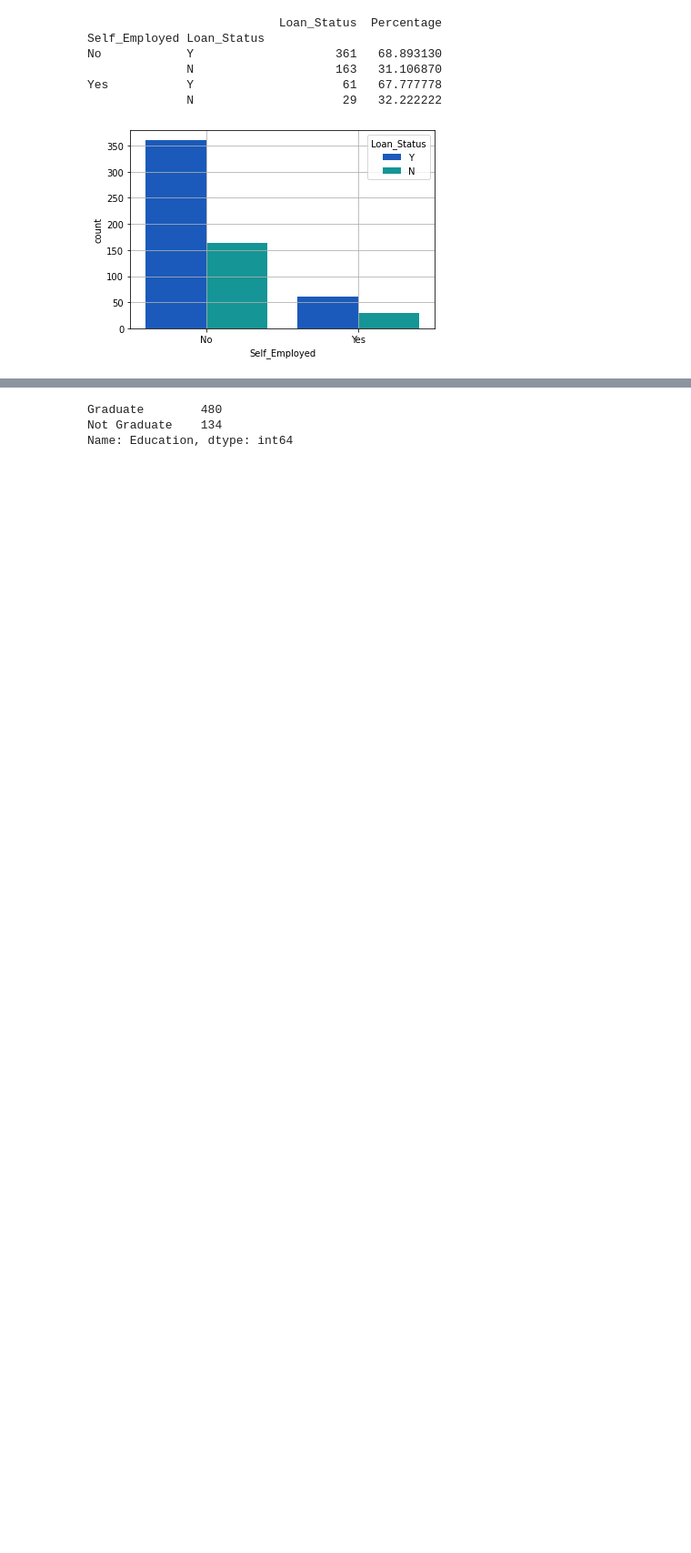
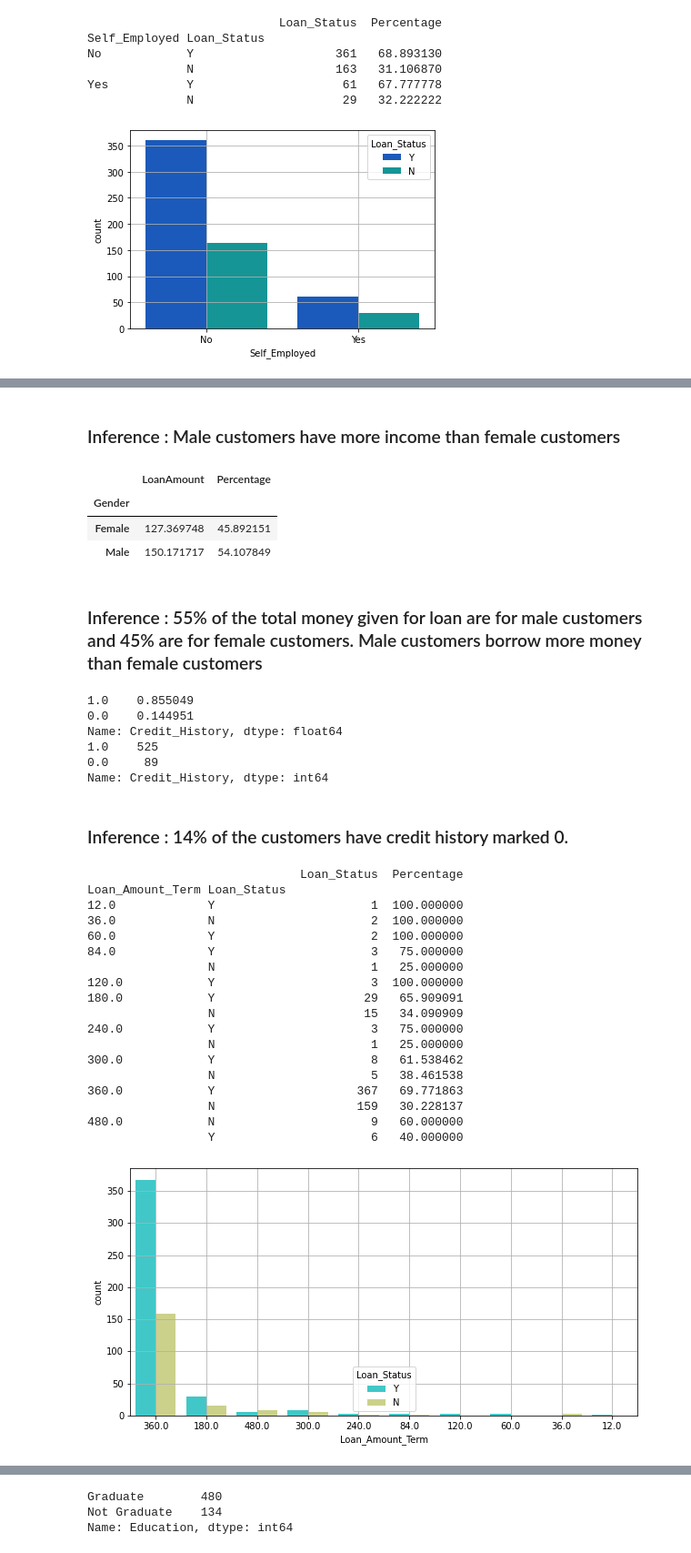
Before and after one commit to SharanDHONI/Loan-Apprval-prediction-AnalyticsVidhya, a Jupyter notebook: Loan.ipynb, the cells around one changed output, grey strips where cells are left out. Shown: that part at 91% size. Cells and saved outputs as stored; diff of their text form; code cells hidden in the pictures; blank space fills up the shorter version.

```diff
--- a/Loan.ipynb
+++ b/Loan.ipynb
@@ -491,0 +471,58 @@ Name: LoanAmount, dtype: float64
+# %% [markdown]
+### Inference : Male customers have more income than female customers
+# %%
+gen_loanamt = pd.DataFrame(df.LoanAmount.groupby(df.Gender).mean())
+gen_loanamt['Percentage'] = (gen_loanamt.LoanAmount/gen_loanamt.LoanAmount.sum())*100
+gen_loanamt
+# %% [output]
+|  | LoanAmount | Percentage |
+| Gender |  |  |
+| Female | 127.369748 | 45.892151 |
+| Male | 150.171717 | 54.107849 |
+# %% [markdown]
+### Inference : 55% of the total money given for loan are for male customers and 45% are for female customers. Male customers borrow more money than female customers
+# %%
+print(df.Credit_History.value_counts(normalize=True))
+print(df.Credit_History.value_counts(normalize=False))
+# %% [output]
+1.0    0.855049
+0.0    0.144951
+Name: Credit_History, dtype: float64
+1.0    525
+0.0     89
+Name: Credit_History, dtype: int64
+# %% [markdown]
+### Inference : 14% of the customers have credit history marked 0.
+# %%
+lat_ls = pd.DataFrame(df.Loan_Status.groupby(df.Loan_Amount_Term).value_counts(normalize=False))
+# %%
+pr = lat_ls['Loan_Status']
+# %%
+lat_ls['Percentage'] = pr*100
+# %%
+plt.figure(figsize=(10,5))
+sns.countplot(df.Loan_Amount_Term,palette='rainbow',order=df.Loan_Amount_Term.value_counts().index,hue=df.Loan_Status)
+plt.grid()
+print('\n\n')
+print(lat_ls,'\n')
+plt.show()
+# %% [output]
+                              Loan_Status  Percentage
+Loan_Amount_Term Loan_Status
+12.0             Y                      1  100.000000
+36.0             N                      2  100.000000
+60.0             Y                      2  100.000000
+84.0             Y                      3   75.000000
+                 N                      1   25.000000
+120.0            Y                      3  100.000000
+180.0            Y                     29   65.909091
+                 N                     15   34.090909
+240.0            Y                      3   75.000000
+                 N                      1   25.000000
+300.0            Y                      8   61.538462
+                 N                      5   38.461538
+360.0            Y                    367   69.771863
+                 N                    159   30.228137
+480.0            N                      9   60.000000
+                 Y                      6   40.000000
+[figure, added]
```
Also changed, not shown: parts of 40 cells of this notebook.
